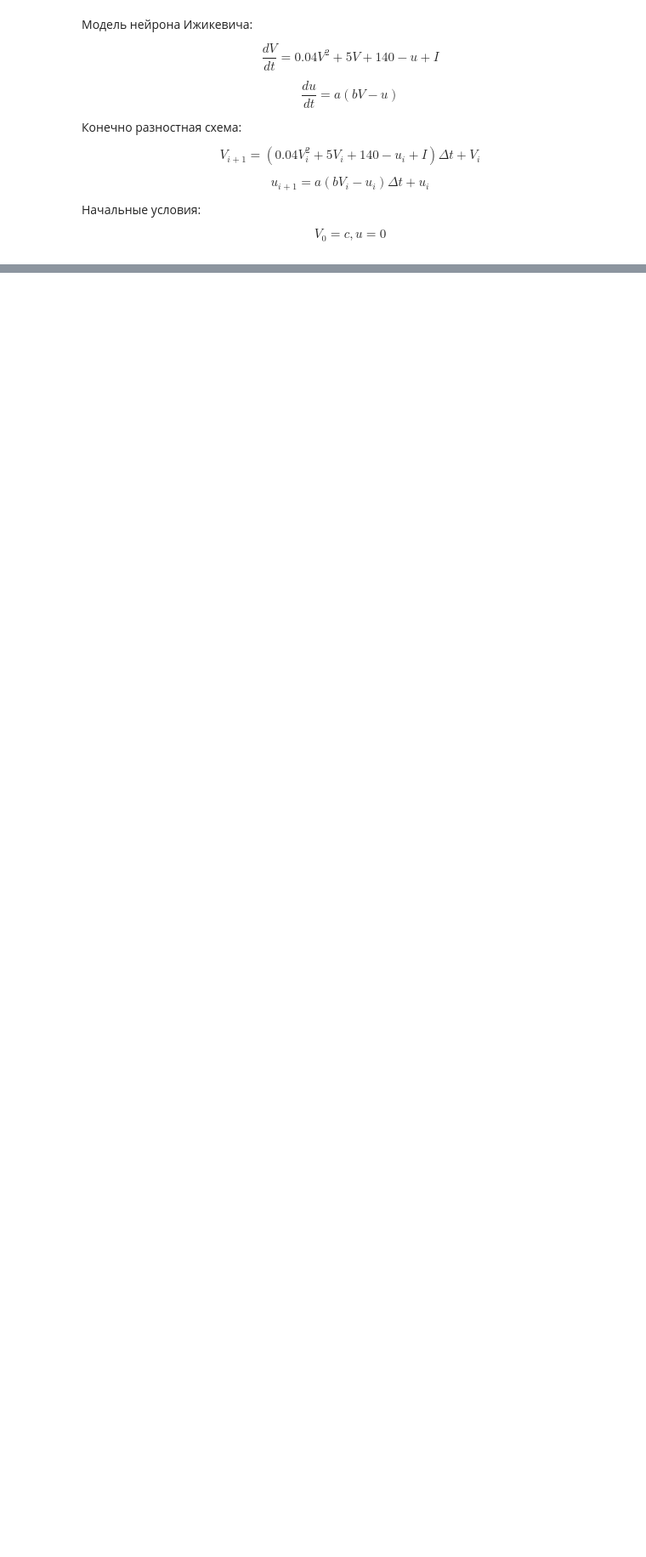
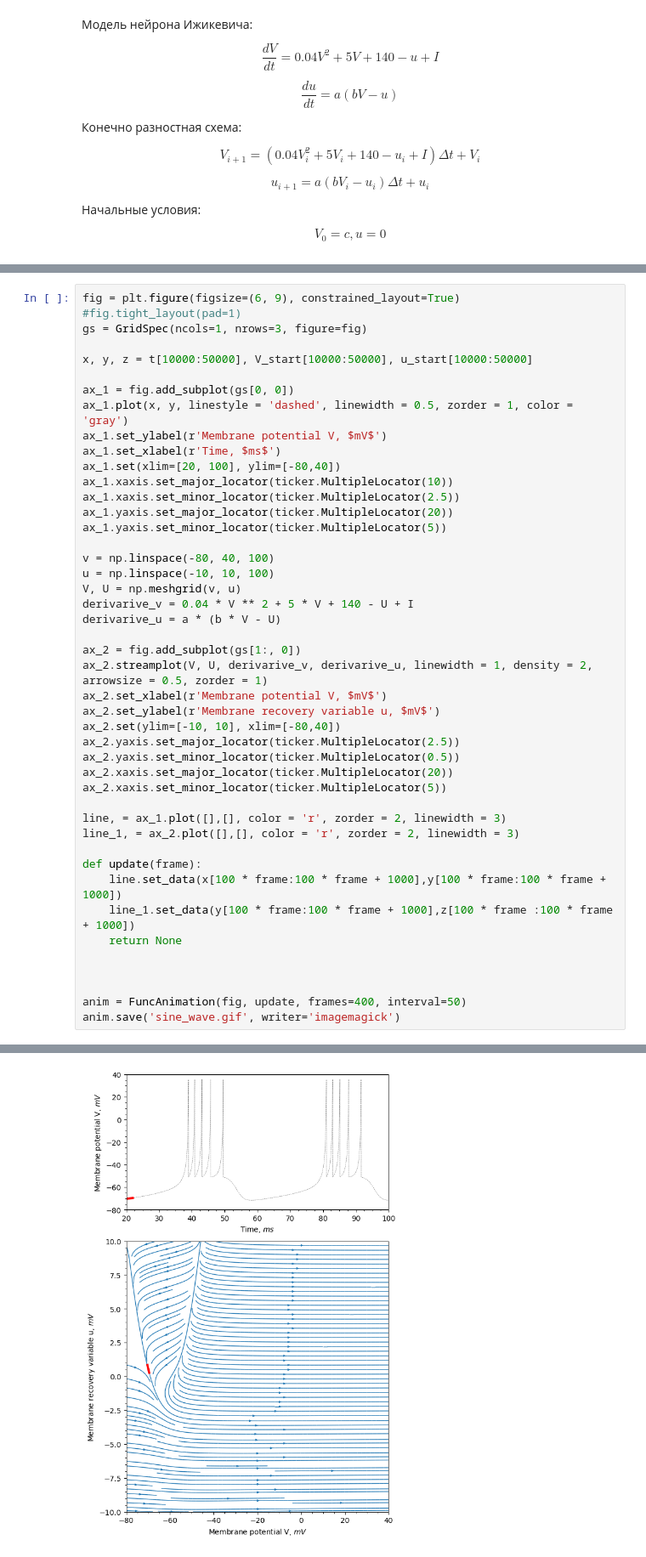
Before and after one commit to OneMoreGate/Memristor_modeling, a Jupyter notebook: Izhikevich_model.ipynb, the cells around one changed output, grey strips where cells are left out. Shown at 85% size. Saved outputs shown, nothing was run; the diff lists cells and outputs as text; blank space fills up the shorter version.

```diff
--- a/Izhikevich_model.ipynb
+++ b/Izhikevich_model.ipynb
@@ -60 +60,47 @@ ax.set_xlim([25,180])
 [figure]
+# %%
+fig = plt.figure(figsize=(6, 9), constrained_layout=True)
+#fig.tight_layout(pad=1)
+gs = GridSpec(ncols=1, nrows=3, figure=fig)
+
+x, y, z = t[10000:50000], V_start[10000:50000], u_start[10000:50000]
+
+ax_1 = fig.add_subplot(gs[0, 0])
+ax_1.plot(x, y, linestyle = 'dashed', linewidth = 0.5, zorder = 1, color = 'gray')
+ax_1.set_ylabel(r'Membrane potential V, $mV$')
+ax_1.set_xlabel(r'Time, $ms$')
+ax_1.set(xlim=[20, 100], ylim=[-80,40])
+ax_1.xaxis.set_major_locator(ticker.MultipleLocator(10))
+ax_1.xaxis.set_minor_locator(ticker.MultipleLocator(2.5))
+ax_1.yaxis.set_major_locator(ticker.MultipleLocator(20))
+ax_1.yaxis.set_minor_locator(ticker.MultipleLocator(5))
+
+v = np.linspace(-80, 40, 100)
+u = np.linspace(-10, 10, 100)
+V, U = np.meshgrid(v, u)
+derivarive_v = 0.04 * V ** 2 + 5 * V + 140 - U + I
+derivarive_u = a * (b * V - U)
+
+ax_2 = fig.add_subplot(gs[1:, 0])
+ax_2.streamplot(V, U, derivarive_v, derivarive_u, linewidth = 1, density = 2, arrowsize = 0.5, zorder = 1)
+ax_2.set_xlabel(r'Membrane potential V, $mV$')
+ax_2.set_ylabel(r'Membrane recovery variable u, $mV$')
+ax_2.set(ylim=[-10, 10], xlim=[-80,40])
+ax_2.yaxis.set_major_locator(ticker.MultipleLocator(2.5))
+ax_2.yaxis.set_minor_locator(ticker.MultipleLocator(0.5))
+ax_2.xaxis.set_major_locator(ticker.MultipleLocator(20))
+ax_2.xaxis.set_minor_locator(ticker.MultipleLocator(5))
+
+line, = ax_1.plot([],[], color = 'r', zorder = 2, linewidth = 3)
+line_1, = ax_2.plot([],[], color = 'r', zorder = 2, linewidth = 3)
+
+def update(frame):
+    line.set_data(x[100 * frame:100 * frame + 1000],y[100 * frame:100 * frame + 1000])
+    line_1.set_data(y[100 * frame:100 * frame + 1000],z[100 * frame :100 * frame + 1000])
+    return None
+
+
+
+anim = FuncAnimation(fig, update, frames=400, interval=50)
+anim.save('sine_wave.gif', writer='imagemagick')
+# %% [output]
@@ -61 +108,2 @@ ax.set_xlim([25,180])
+[figure, added]
 # %%
```
Also changed, not shown: parts of 6 cells of this notebook, 1 other file.
